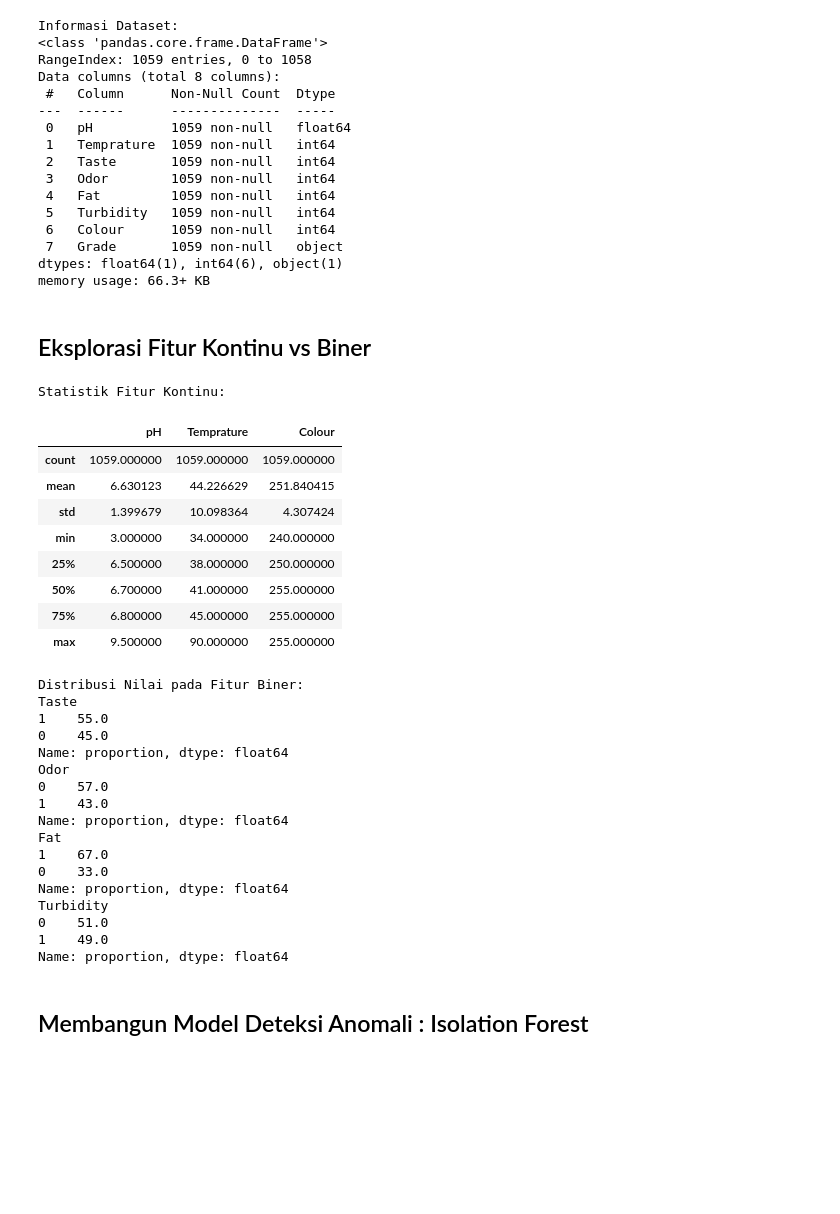
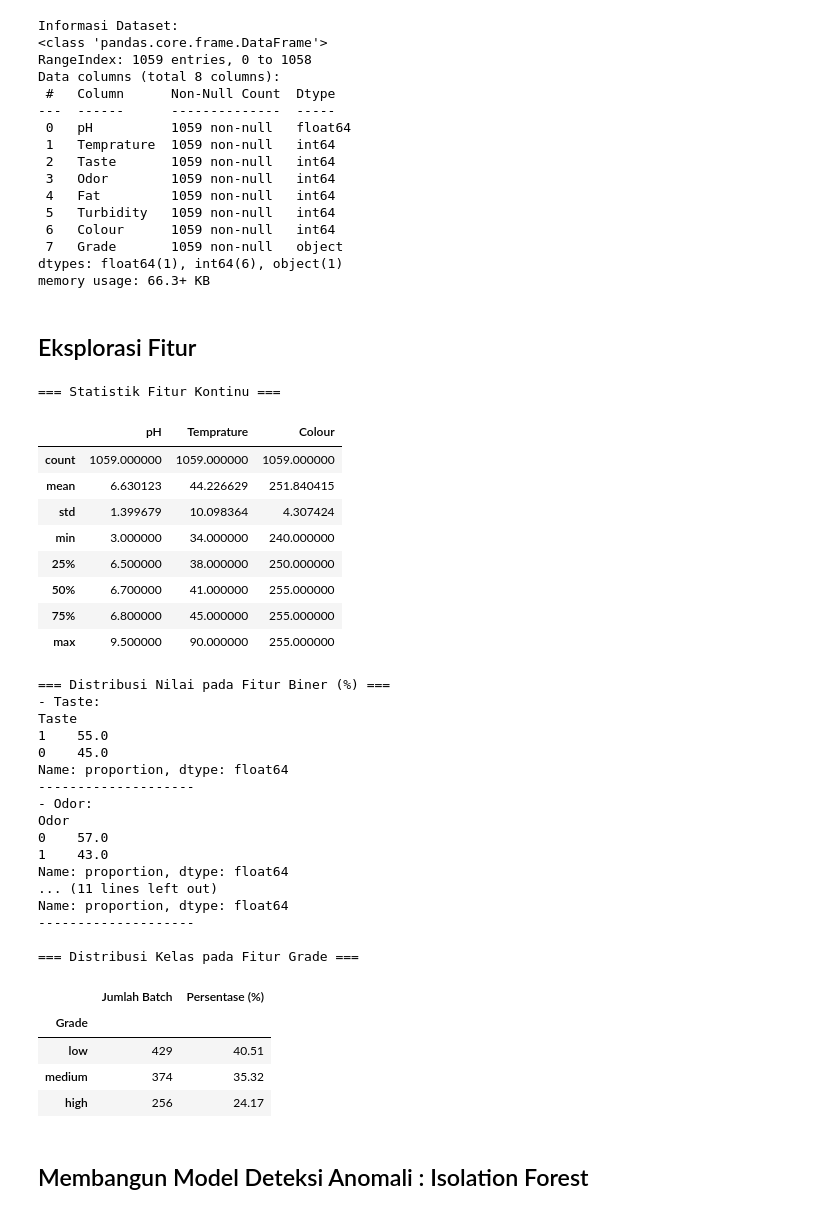
Before and after one commit to tegarkusuma12/Milk-Anomaly-Dashboard, a Jupyter notebook: model/sistem-rekomendasi.ipynb, the cells around one changed output. Drawn from its saved outputs; the diff is of its cells as text; code cells hidden in the pictures; blank space fills up the shorter version.

```diff
--- a/model/sistem-rekomendasi.ipynb
+++ b/model/sistem-rekomendasi.ipynb
@@ -49,47 +55,69 @@ Data columns (total 8 columns):
 dtypes: float64(1), int64(6), object(1)
 memory usage: 66.3+ KB
 # %% [markdown]
-## Eksplorasi Fitur Kontinu vs Biner
+## Eksplorasi Fitur
 # %%
 # Memisahkan kolom berdasarkan tipe numerik kontinu dan biner/kategorikal
 kolom_kontinu = ['pH', 'Temprature', 'Colour']
 kolom_biner = ['Taste', 'Odor', 'Fat ', 'Turbidity']
 
-# Menampilkan statistik deskriptif
-print("Statistik Fitur Kontinu:")
+# 1. Menampilkan statistik deskriptif fitur kontinu
+print("=== Statistik Fitur Kontinu ===")
 display(df[kolom_kontinu].describe())
 
-print("\nDistribusi Nilai pada Fitur Biner:")
+# 2. Menampilkan distribusi fitur biner
+print("\n=== Distribusi Nilai pada Fitur Biner (%) ===")
 for col in kolom_biner:
-    print(df[col].value_counts(normalize=True).round(2) * 100) # Dalam persentase
+    print(f"- {col}:")
+    print(df[col].value_counts(normalize=True).round(2) * 100)
+    print("-" * 20)
+
+# 3. Menampilkan distribusi jumlah data pada fitur Grade (Low, Medium, High)
+print("\n=== Distribusi Kelas pada Fitur Grade ===")
+# Menghitung jumlah aktual dan persentasenya
+jumlah_grade = df['Grade'].value_counts()
+persen_grade = (df['Grade'].value_counts(normalize=True) * 100).round(2)
+
+# Menyatukannya ke dalam tabel agar rapi saat ditampilkan
+tabel_grade = pd.DataFrame({
+    'Jumlah Batch': jumlah_grade,
+    'Persentase (%)': persen_grade
+})
+
+display(tabel_grade)
 # %% [output]
-Statistik Fitur Kontinu:
+=== Statistik Fitur Kontinu ===
 |  | pH | Temprature | Colour |
 | count | 1059.000000 | 1059.000000 | 1059.000000 |
 | mean | 6.630123 | 44.226629 | 251.840415 |
 | std | 1.399679 | 10.098364 | 4.307424 |
 | min | 3.000000 | 34.000000 | 240.000000 |
 | 25% | 6.500000 | 38.000000 | 250.000000 |
 | 50% | 6.700000 | 41.000000 | 255.000000 |
 | 75% | 6.800000 | 45.000000 | 255.000000 |
 | max | 9.500000 | 90.000000 | 255.000000 |
-Distribusi Nilai pada Fitur Biner:
+=== Distribusi Nilai pada Fitur Biner (%) ===
+- Taste:
 Taste
 1    55.0
 0    45.0
 Name: proportion, dtype: float64
+--------------------
+- Odor:
 Odor
 0    57.0
 1    43.0
 Name: proportion, dtype: float64
-Fat
-1    67.0
-0    33.0
+... (11 lines left out)
 Name: proportion, dtype: float64
-Turbidity
-0    51.0
-1    49.0
-Name: proportion, dtype: float64
+--------------------
+
+=== Distribusi Kelas pada Fitur Grade ===
+|  | Jumlah Batch | Persentase (%) |
+| Grade |  |  |
+| low | 429 | 40.51 |
+| medium | 374 | 35.32 |
+| high | 256 | 24.17 |
 # %% [markdown]
 ## Membangun Model Deteksi Anomali : Isolation Forest
 # %%
```
Also changed, not shown: parts of 10 cells of this notebook.
